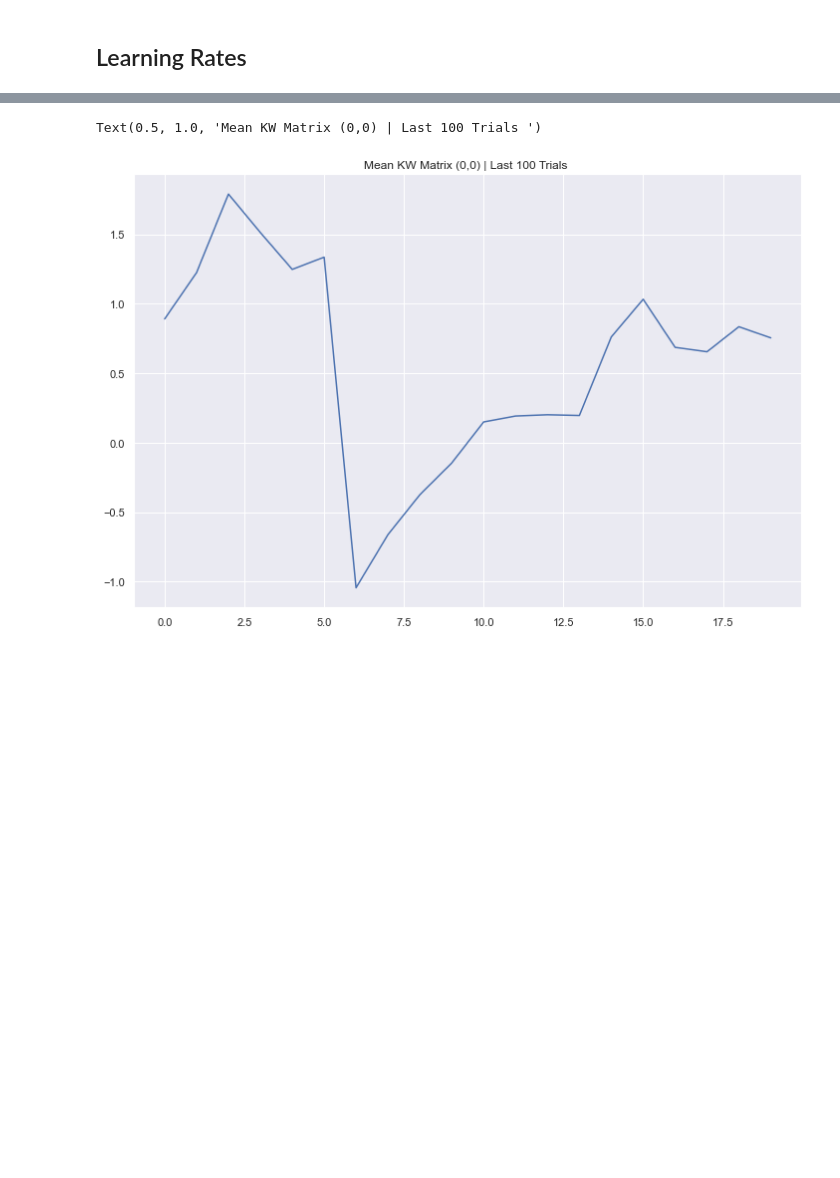
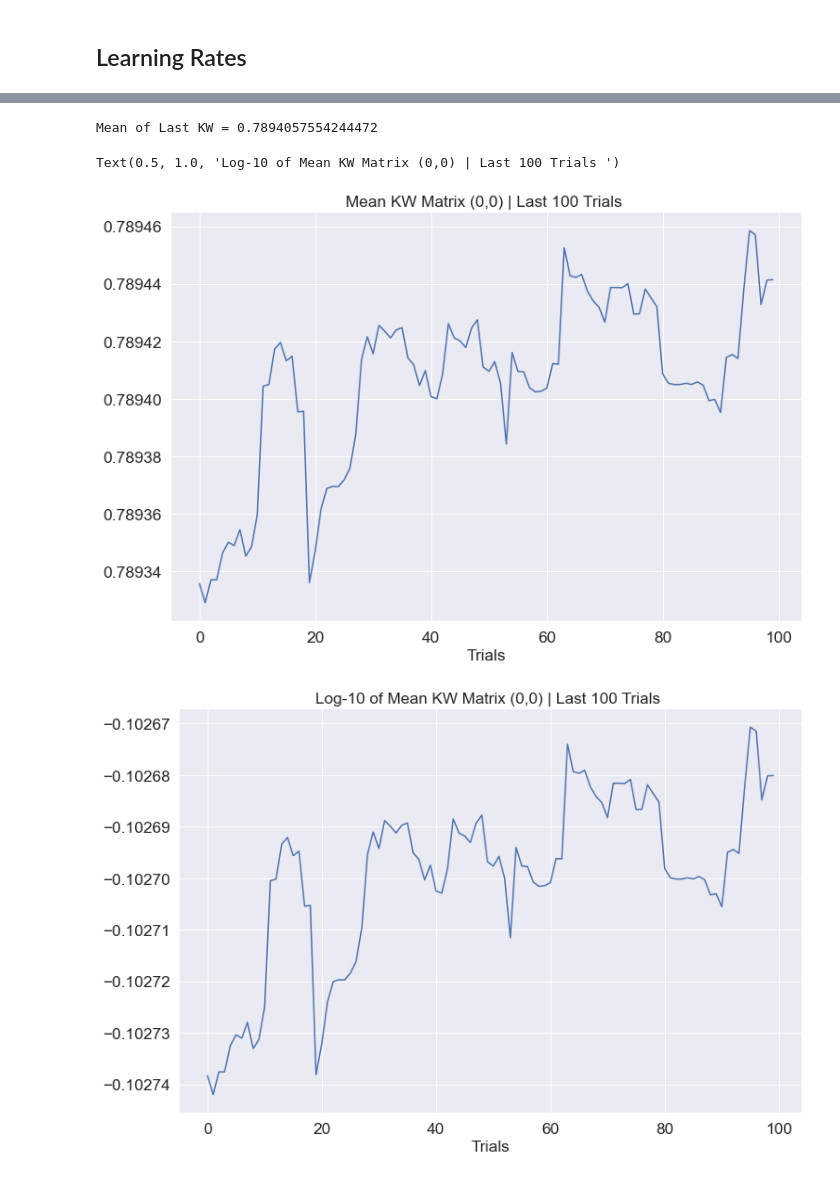
Before and after one commit to mmadduri/BMI_Model, a Jupyter notebook: BMIModel_AdaptiveDecoder_scalar.ipynb, the cells around one changed output, grey strips where cells are left out. Drawn from its saved outputs; the diff is of its cells as text; code cells hidden in the pictures; blank space fills up the shorter version.

```diff
--- a/BMIModel_AdaptiveDecoder_scalar.ipynb
+++ b/BMIModel_AdaptiveDecoder_scalar.ipynb
@@ -244,3 +282,7 @@ SIGMA = 0.1
+# %%
+SIGMA = .5
+# sigma/variance of target < 1
+# sigma/(target^2) < 1
 # %%
 ####################
 # Reach error
@@ -598,10 +652,14 @@ sys.stdout = stdout_fileno
 # %% [markdown]
 ## Learning Rates
 # %%
-NUM_TRIALS = 100
-NUM_RUNS = 2 # Has to be >1 # 2 = goes through the trial for target once
-NUM_SESSIONS = 2
-rate_list = [1e-2, 5e-2]
+BRAIN_ADAPT = True
+# SIGMA_GAUSSIAN = 1e-1
+
+NUM_TRIALS = 30000
+
+# NUM_RUNS = 2 # Has to be >1 # 2 = goes through the trial for target once
+NUM_SESSIONS = 1
+rate_list = [3e-1]
 # rate_list = [3e-4]
 print(rate_list)
 # dec_rate_list = (np.logspace(-2, -6, 11))
@@ -624,4 +682,7 @@ a_trial = np.zeros( (NUM_DIM, NUM_TRIALS, NUM_SESSIONS) )
 k_trial = np.zeros( (NUM_DIM, NUM_NEURONS, NUM_TRIALS, NUM_SESSIONS) )
 cost_startT = np.zeros( (NUM_TRIALS, NUM_SESSIONS) )
 cost_endT = np.zeros( (NUM_TRIALS, NUM_SESSIONS) )
+b_cost = np.zeros( (NUM_TRIALS, NUM_SESSIONS) )
+d_cost = np.zeros( (NUM_TRIALS, NUM_SESSIONS) )
+re_cost = np.zeros((NUM_TRIALS, NUM_SESSIONS))
 # %% [output]
@@ -631,10 +692,8 @@ NUM_D_RATE = 2
 # %%
-def saveExperimentToFile():
+def saveExperimentToFile(filename):
     ## SAVE README
-    filename = str(today) + '_BRAIN_ADAPT_' + str(BRAIN_ADAPT) + '_BRAIN_RATE_' + str(lambda_rate) + '_DEC_ADAPT_'+ str(DECODER_ADAPT) + '_K_RATE_' + str(dec_rate) + '_A_RATE_' + str(dec_rate)
-    print(filename)
+
     stdout_fileno = sys.stdout
-
     sys.stdout = open(filename + '_README.txt', "w")
 
     print("=========================================")
@@ -645,7 +704,7 @@ def saveExperimentToFile():
     print("KW only = " + str(KW_ONLY))
     print("Total Number of Trials = " + str(NUM_TRIALS))
     print("Total Number of Sessions = " + str(NUM_SESSIONS))
-    print("Total Number of Runs = " + str(NUM_RUNS))
+#     print("Total Number of Runs = " + str(NUM_RUNS))
     print("Brain Learning Rate = " + str(lambda_rate))
     print("NUM_B_RATE = " + str(NUM_B_RATE))
     print("Decoder (K) Learning Rate = " + str(K_RATE))
@@ -658,7 +717,7 @@ def saveExperimentToFile():
     sys.stdout = stdout_fileno
 
     ## SAVE PARAMETERS
-    np.savez(filename + '_Parameters.npz', num_trials=NUM_TRIALS, num_sessions=NUM_SESSIONS, num_runs=NUM_RUNS,
+    np.savez(filename + '_Parameters.npz', num_trials=NUM_TRIALS, num_sessions=NUM_SESSIONS,
      num_neurons=NUM_NEURONS, num_dim=NUM_DIM, num_lambda=NUM_LAMBDA,
      decoder_adapt=DECODER_ADAPT, brain_adapt=BRAIN_ADAPT, brain_rate=lambda_rate,
      k_rate=K_RATE, a_rate=A_RATE, num_b_rate=NUM_B_RATE, num_d_rate=NUM_D_RATE, b_rate_list=rate_list, d_rate_list=dec_rate_list)
@@ -887,9 +972,20 @@ Text(0.5, 1.0, 'Mean KW Matrix (0,0)')
 # %%
-last = 20
+last = 100
 
 plt.figure(figsize = (12, 8))
 plt.plot(lk_mtx[0, 0, NUM_TRIALS-1-last:NUM_TRIALS-1])
-plt.title("Mean KW Matrix (0,0) | Last 100 Trials ")
+plt.xlabel("Trials")
+plt.title("Mean KW Matrix (0,0) | Last " + str(last) + " Trials ")
+
+print("Mean of Last KW = "+ str(np.mean(lk_mtx[0, 0, NUM_TRIALS-last-1: NUM_TRIALS-1])))
+
+
+plt.figure(figsize = (12, 8))
+plt.plot(np.log10(lk_mtx[0, 0, NUM_TRIALS-1-last:NUM_TRIALS-1]))
+plt.xlabel("Trials")
+plt.title("Log-10 of Mean KW Matrix (0,0) | Last " + str(last) + " Trials ")
 # %% [output]
-Text(0.5, 1.0, 'Mean KW Matrix (0,0) | Last 100 Trials ')
+Mean of Last KW = 0.7894057554244472
+Text(0.5, 1.0, 'Log-10 of Mean KW Matrix (0,0) | Last 100 Trials ')
-[figure, old version]
+[figure, new version]
+[figure, added]
```
Also changed, not shown: parts of 32 cells of this notebook, 3 other files.
